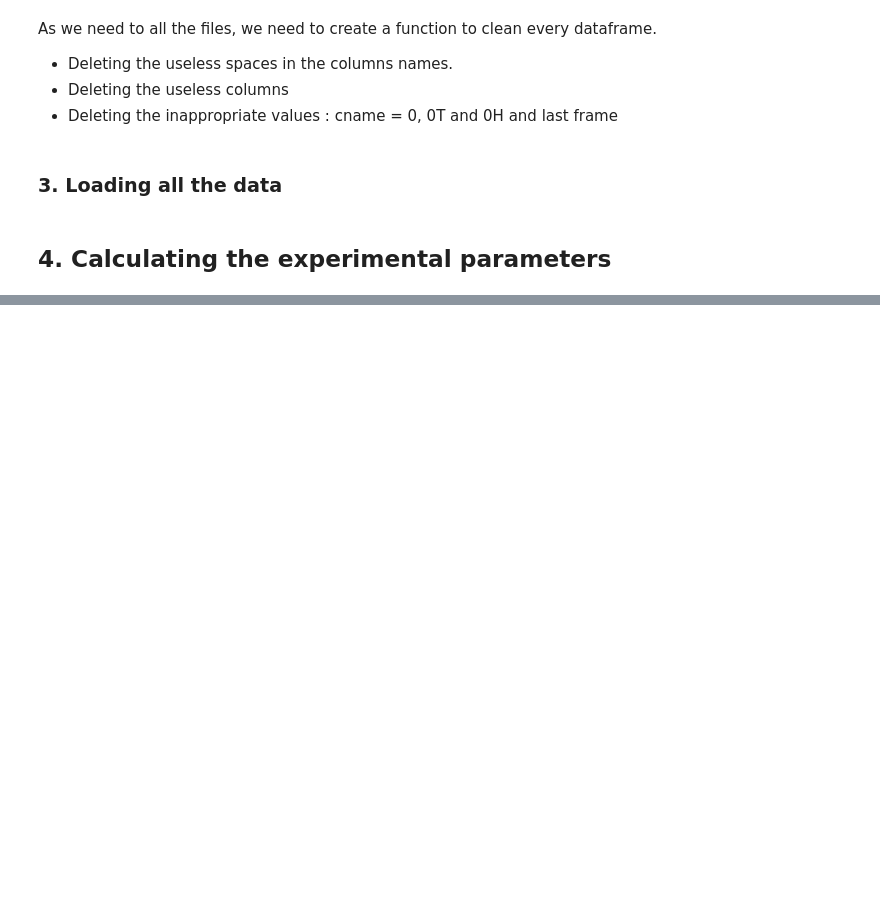
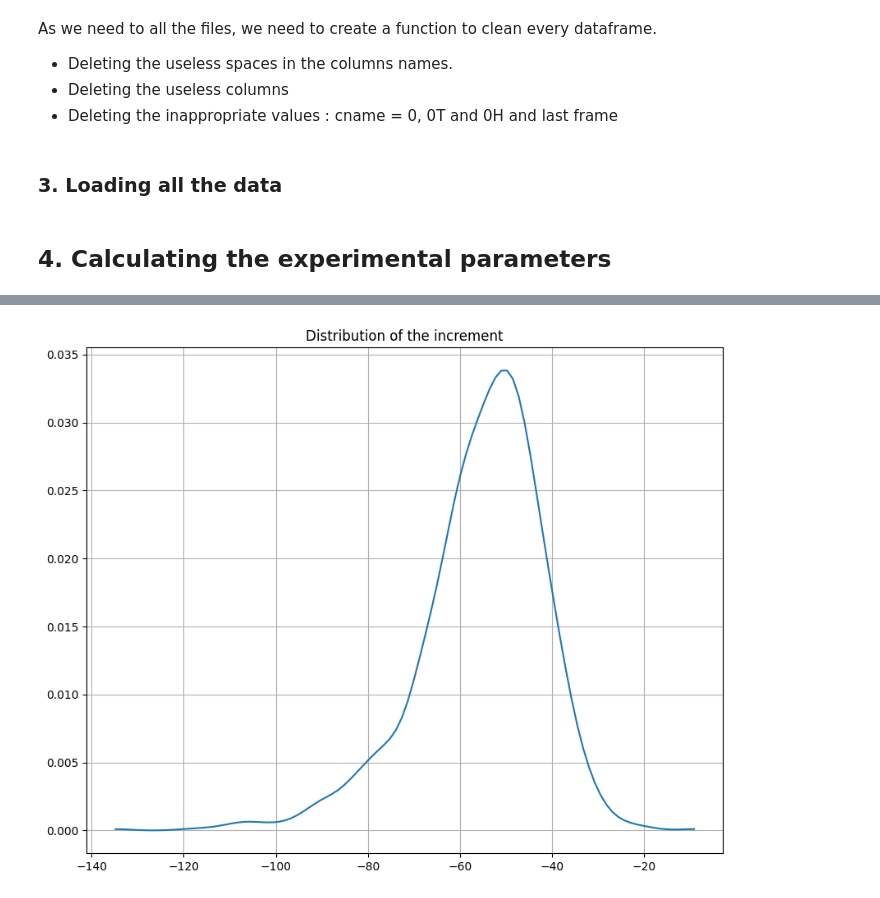
Before and after one commit to Rudiio/Bacteria, a Jupyter notebook: data.ipynb, the cells around one changed output, grey strips where cells are left out. Cells and saved outputs as stored; diff of their text form; code cells hidden in the pictures; blank space fills up the shorter version.

```diff
--- a/data.ipynb
+++ b/data.ipynb
@@ -136,0 +187,13 @@ growth = sns.displot(g,kind="kde")
+# %%
+# Kernel density of length at increment
+kde = stats.gaussian_kde(incre)
+x = np.linspace(incre.min(), incre.max(), 100)
+p = kde(x)
+
+plt.figure(figsize=(10,8))
+plt.plot(x,p)
+plt.title("Distribution of the increment")
+plt.grid()
+plt.show()
+# %% [output]
+[figure, added]
```
Also changed, not shown: parts of 14 cells of this notebook, 4 other files.
